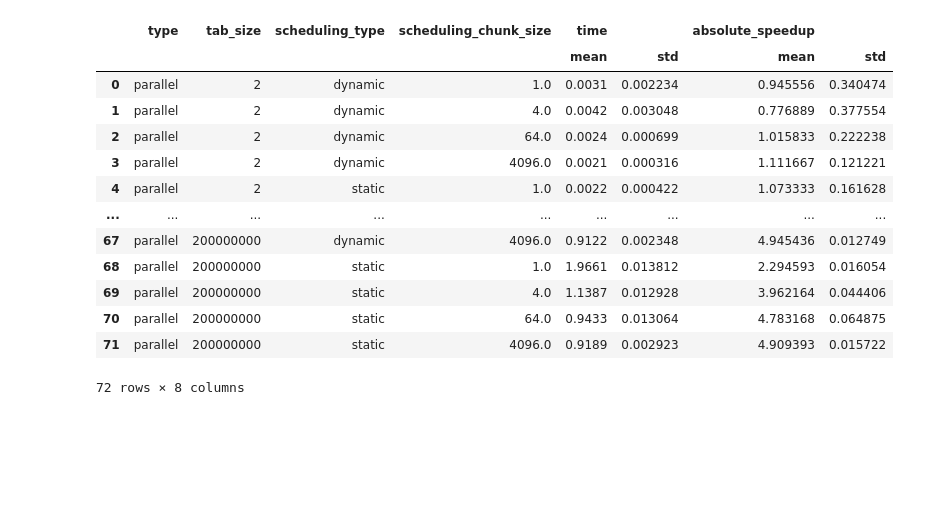
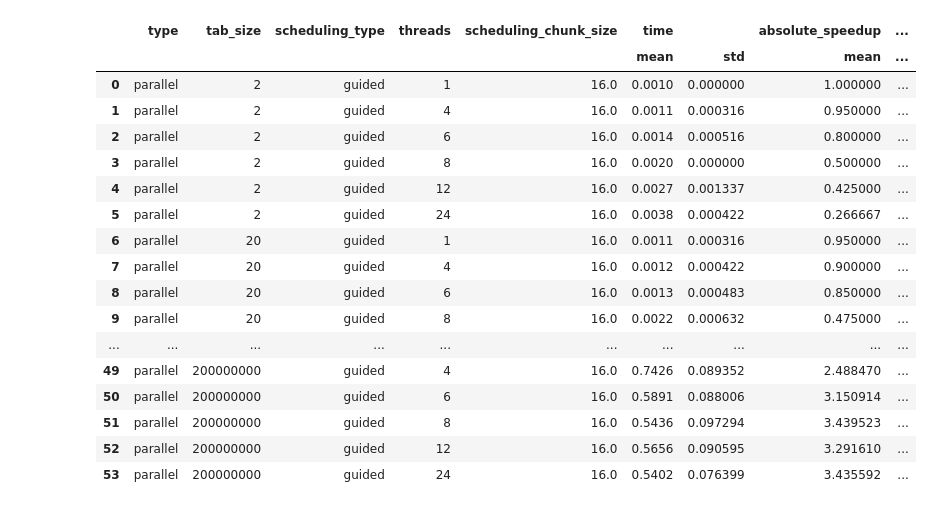
Before and after one commit to matix522/mpr_opnemp, a Jupyter notebook: notebook.ipynb, the cells around one changed output. Saved outputs shown, nothing was run; the diff lists cells and outputs as text; code cells hidden in the pictures; blank space fills up the shorter version.

```diff
--- a/notebook.ipynb
+++ b/notebook.ipynb
@@ -3,8 +3,9 @@ import matplotlib.pyplot as plt
 import pandas as pd
 import numpy as np
 # %%
-df_seq = pd.read_csv("seq_results.tsv", sep="\t")
-df_par = pd.read_csv("par_results.tsv", sep="\t")
+df_seq = pd.read_csv("seq_results_laptop.tsv", sep="\t")
+df_par = pd.read_csv("par_results_laptop.tsv", sep="\t")
+
 df_seq["type"] = "sequential"
 df_par["type"] = "parallel"
 
@@ -18,49 +19,53 @@ def convert_time(exec_time):
 def scheduling_type(scheduling):
     if str(scheduling) == 'nan':
         return None
     return scheduling.split(",")[0]
 
 def chunk_size(scheduling):
     if str(scheduling) == 'nan':
         return None
     try:
         return int(scheduling.split(",")[1])
     except IndexError:
-        return None
+        return 'Default'
 
 df["time"] = df["time"].apply(convert_time)
 
 df["scheduling_type"] = df["scheduling"].apply(scheduling_type)
 df["scheduling_chunk_size"] = df["scheduling"].apply(chunk_size)
 
 def calculate_absolute_speedup(df):
     sequential_time = df[df["type"]=="sequential"]["time"].mean()
     df["absolute_speedup"] = np.nan
     df.loc[df["type"] == "parallel", 'absolute_speedup'] = sequential_time / df[df["type"] == "parallel"]["time"]
     return df
 
 df = df.groupby(['tab_size'], as_index=False).apply(calculate_absolute_speedup)
 
-df = df.groupby(['type', 'tab_size', 'scheduling_type', 'scheduling_chunk_size'], as_index=False).agg({'time':['mean','std'], 'absolute_speedup':['mean','std']})
+df = df.groupby(['type', 'tab_size', 'scheduling_type', 'threads', 'scheduling_chunk_size'], as_index=False).agg({'time':['mean','std'], 'absolute_speedup':['mean','std']})
 
 # tmp = df.groupby(['type', 'problem_size', 'instance_type'], as_index=False)
 
 df
 # %% [output]
-|  | type | tab_size | scheduling_type | scheduling_chunk_size | time |  | absolute_speedup |  |
-|  |  |  |  |  | mean | std | mean | std |
-| 0 | parallel | 2 | dynamic | 1.0 | 0.0031 | 0.002234 | 0.945556 | 0.340474 |
-| 1 | parallel | 2 | dynamic | 4.0 | 0.0042 | 0.003048 | 0.776889 | 0.377554 |
-| 2 | parallel | 2 | dynamic | 64.0 | 0.0024 | 0.000699 | 1.015833 | 0.222238 |
-| 3 | parallel | 2 | dynamic | 4096.0 | 0.0021 | 0.000316 | 1.111667 | 0.121221 |
-| 4 | parallel | 2 | static | 1.0 | 0.0022 | 0.000422 | 1.073333 | 0.161628 |
-| ... | ... | ... | ... | ... | ... | ... | ... | ... |
-| 67 | parallel | 200000000 | dynamic | 4096.0 | 0.9122 | 0.002348 | 4.945436 | 0.012749 |
-| 68 | parallel | 200000000 | static | 1.0 | 1.9661 | 0.013812 | 2.294593 | 0.016054 |
-| 69 | parallel | 200000000 | static | 4.0 | 1.1387 | 0.012928 | 3.962164 | 0.044406 |
-| 70 | parallel | 200000000 | static | 64.0 | 0.9433 | 0.013064 | 4.783168 | 0.064875 |
-| 71 | parallel | 200000000 | static | 4096.0 | 0.9189 | 0.002923 | 4.909393 | 0.015722 |
+|  | type | tab_size | scheduling_type | threads | scheduling_chunk_size | time |  | absolute_speedup | ... |
+|  |  |  |  |  |  | mean | std | mean | ... |
+| 0 | parallel | 2 | guided | 1 | 16.0 | 0.0010 | 0.000000 | 1.000000 | ... |
+| 1 | parallel | 2 | guided | 4 | 16.0 | 0.0011 | 0.000316 | 0.950000 | ... |
+| 2 | parallel | 2 | guided | 6 | 16.0 | 0.0014 | 0.000516 | 0.800000 | ... |
+| 3 | parallel | 2 | guided | 8 | 16.0 | 0.0020 | 0.000000 | 0.500000 | ... |
+| 4 | parallel | 2 | guided | 12 | 16.0 | 0.0027 | 0.001337 | 0.425000 | ... |
+| 5 | parallel | 2 | guided | 24 | 16.0 | 0.0038 | 0.000422 | 0.266667 | ... |
+| 6 | parallel | 20 | guided | 1 | 16.0 | 0.0011 | 0.000316 | 0.950000 | ... |
+| 7 | parallel | 20 | guided | 4 | 16.0 | 0.0012 | 0.000422 | 0.900000 | ... |
+| 8 | parallel | 20 | guided | 6 | 16.0 | 0.0013 | 0.000483 | 0.850000 | ... |
+| 9 | parallel | 20 | guided | 8 | 16.0 | 0.0022 | 0.000632 | 0.475000 | ... |
+| ... | ... | ... | ... | ... | ... | ... | ... | ... | ... |
+| 49 | parallel | 200000000 | guided | 4 | 16.0 | 0.7426 | 0.089352 | 2.488470 | ... |
+| 50 | parallel | 200000000 | guided | 6 | 16.0 | 0.5891 | 0.088006 | 3.150914 | ... |
+| 51 | parallel | 200000000 | guided | 8 | 16.0 | 0.5436 | 0.097294 | 3.439523 | ... |
+| 52 | parallel | 200000000 | guided | 12 | 16.0 | 0.5656 | 0.090595 | 3.291610 | ... |
+| 53 | parallel | 200000000 | guided | 24 | 16.0 | 0.5402 | 0.076399 | 3.435592 | ... |
-72 rows × 8 columns
 # %%
 def add_to_plot(x, y, df, color, label, div = None):
     if div is None:
```
Also changed, not shown: parts of 4 cells of this notebook, 11 other files.
